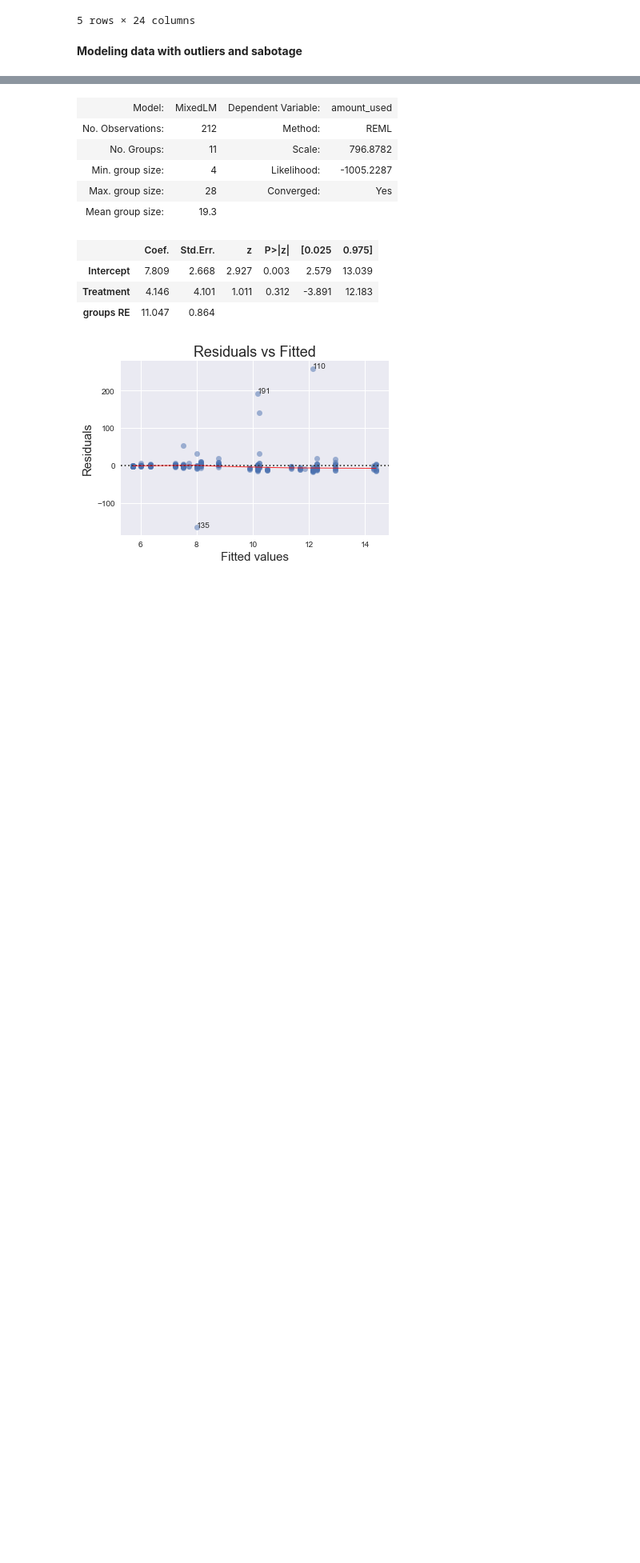
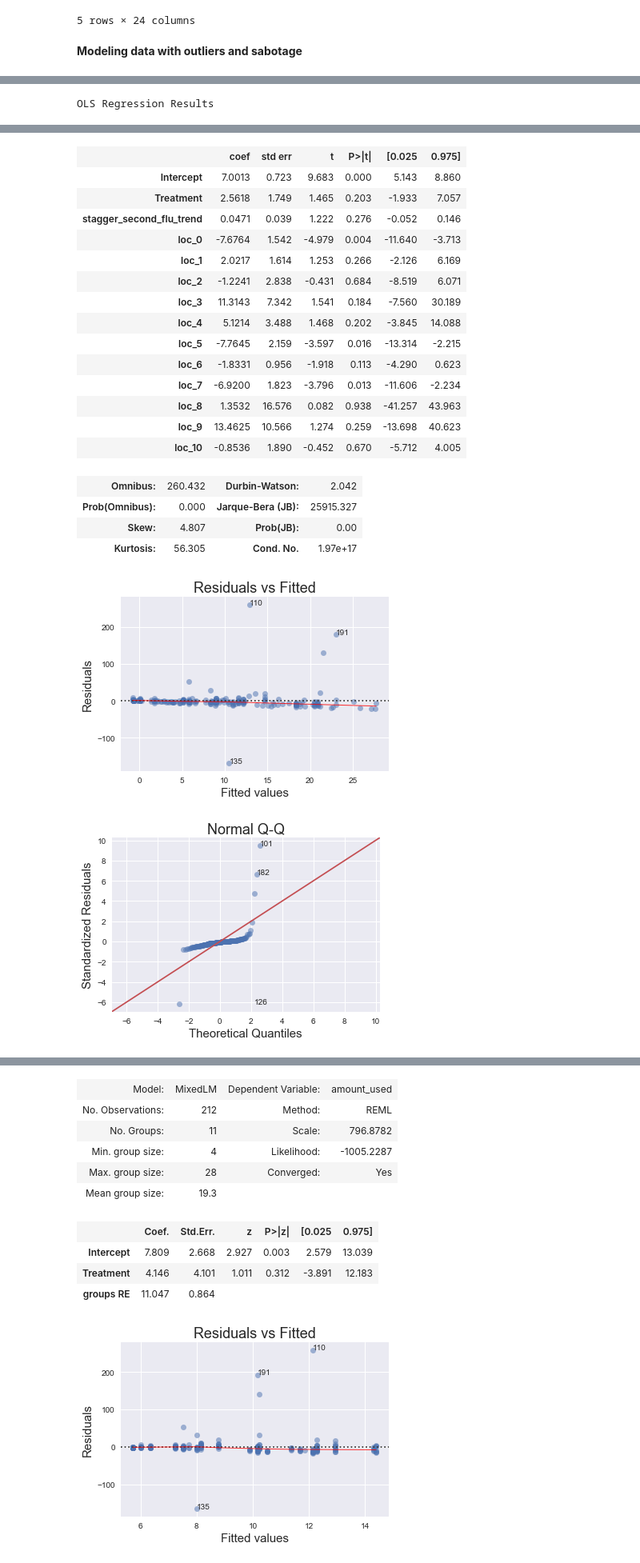
Before and after one commit to mathaholic/sanitization_habits_statistical_analysis, a Jupyter notebook: modeling/etl-modeling-Omar.ipynb, the cells around one changed output, grey strips where cells are left out. Shown at 80% size. Saved outputs shown, nothing was run; the diff lists cells and outputs as text; code cells hidden in the pictures; blank space fills up the shorter version.

```diff
--- a/modeling/etl-modeling-Omar.ipynb
+++ b/modeling/etl-modeling-Omar.ipynb
@@ -400,3 +358,17 @@ OLS Regression Results
 [figure]
 [figure]
 [figure]
+# %%
+#Model with dummy location variables + google_second_wave_trend, clustered on week number###
+
+
+lm_locs_flu = 'amount_used ~ Treatment + stagger_second_flu_trend + \
+                 loc_0 + loc_1 + loc_2 + loc_3 + loc_4 + \
+                 loc_5 + loc_6 + loc_7 + loc_8 + loc_9 + \
+                 loc_10'
+cov_keys_weeks={'groups': [d_working['week_number']]}
+
+
+ols_model_summarize(formula_str=lm_locs_flu, data=d_working, cov_type='cluster', cov_kwds=cov_keys_weeks)
+# %% [output]
+OLS Regression Results
@@ -402,0 +384,21 @@ OLS Regression Results
+|  | coef | std err | t | P>|t| | [0.025 | 0.975] |
+| Intercept | 7.0013 | 0.723 | 9.683 | 0.000 | 5.143 | 8.860 |
+| Treatment | 2.5618 | 1.749 | 1.465 | 0.203 | -1.933 | 7.057 |
+| stagger_second_flu_trend | 0.0471 | 0.039 | 1.222 | 0.276 | -0.052 | 0.146 |
+| loc_0 | -7.6764 | 1.542 | -4.979 | 0.004 | -11.640 | -3.713 |
+| loc_1 | 2.0217 | 1.614 | 1.253 | 0.266 | -2.126 | 6.169 |
+| loc_2 | -1.2241 | 2.838 | -0.431 | 0.684 | -8.519 | 6.071 |
+| loc_3 | 11.3143 | 7.342 | 1.541 | 0.184 | -7.560 | 30.189 |
+| loc_4 | 5.1214 | 3.488 | 1.468 | 0.202 | -3.845 | 14.088 |
+| loc_5 | -7.7645 | 2.159 | -3.597 | 0.016 | -13.314 | -2.215 |
+| loc_6 | -1.8331 | 0.956 | -1.918 | 0.113 | -4.290 | 0.623 |
+| loc_7 | -6.9200 | 1.823 | -3.796 | 0.013 | -11.606 | -2.234 |
+| loc_8 | 1.3532 | 16.576 | 0.082 | 0.938 | -41.257 | 43.963 |
+| loc_9 | 13.4625 | 10.566 | 1.274 | 0.259 | -13.698 | 40.623 |
+| loc_10 | -0.8536 | 1.890 | -0.452 | 0.670 | -5.712 | 4.005 |
+| Omnibus: | 260.432 | Durbin-Watson: | 2.042 |
+| Prob(Omnibus): | 0.000 | Jarque-Bera (JB): | 25915.327 |
+| Skew: | 4.807 | Prob(JB): | 0.00 |
+| Kurtosis: | 56.305 | Cond. No. | 1.97e+17 |
+[figure, added]
+[figure, added]
```
Also changed, not shown: parts of 7 cells of this notebook.
